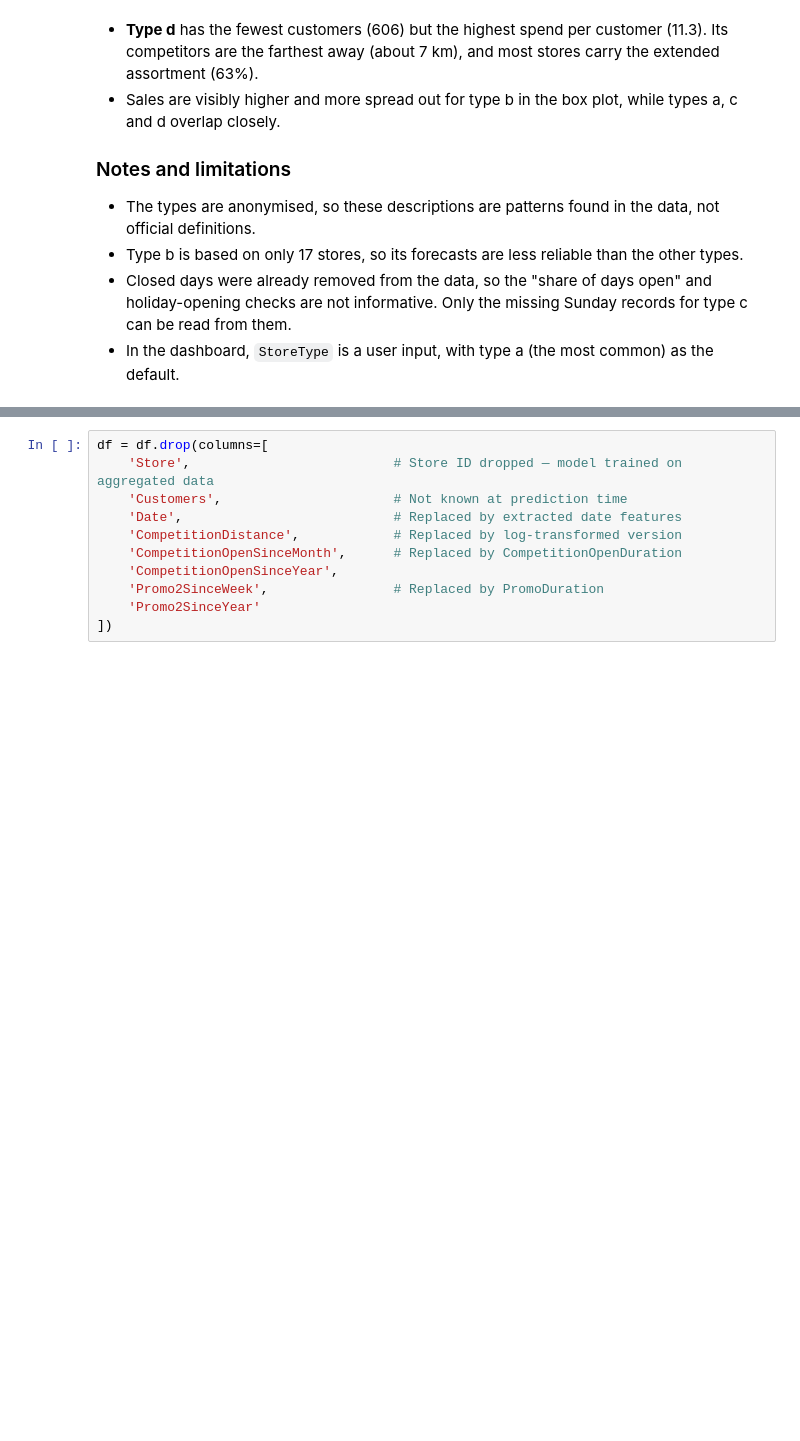
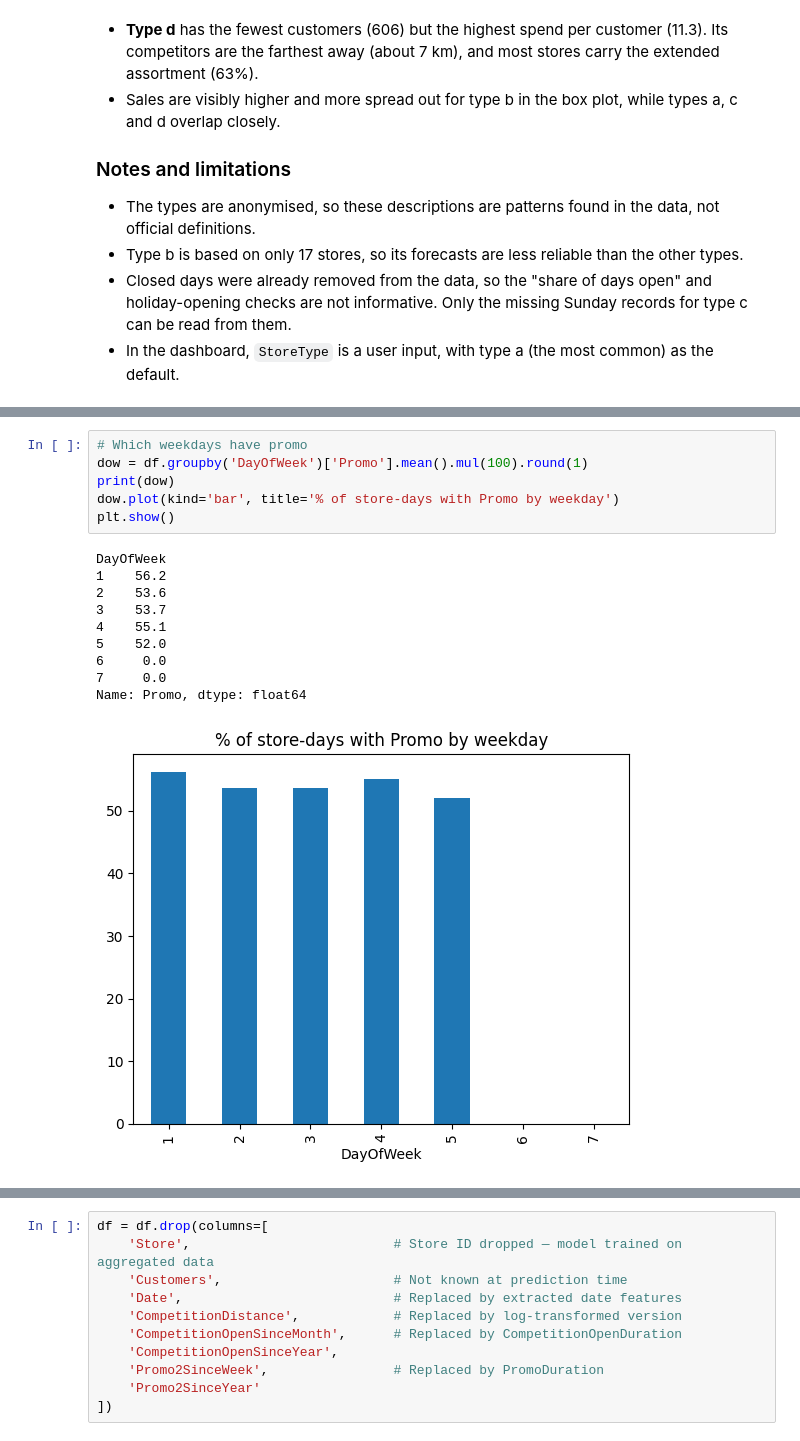
Before and after one commit to ANZ910/SCENARIO-BASED-DEMAND-FORECASTING-FOR-RETAIL-SALES-USING-MACHINE-LEARNING, a Jupyter notebook: ExperimentsNew.ipynb, the cells around one changed output, grey strips where cells are left out. Cells and saved outputs as stored; diff of their text form; blank space fills up the shorter version.

Commit message:
add analysis for promo

```diff
--- a/ExperimentsNew.ipynb
+++ b/ExperimentsNew.ipynb
@@ -398,0 +412,17 @@ The dataset describes `StoreType` only as "4 different store models" (a, b, c, d
+# %%
+# Which weekdays have promo
+dow = df.groupby('DayOfWeek')['Promo'].mean().mul(100).round(1)
+print(dow)
+dow.plot(kind='bar', title='% of store-days with Promo by weekday')
+plt.show()
+# %% [output]
+DayOfWeek
+1    56.2
+2    53.6
+3    53.7
+4    55.1
+5    52.0
+6     0.0
+7     0.0
+Name: Promo, dtype: float64
+[figure, added]
```
Also changed, not shown: parts of 6 cells of this notebook, 2 other files.
